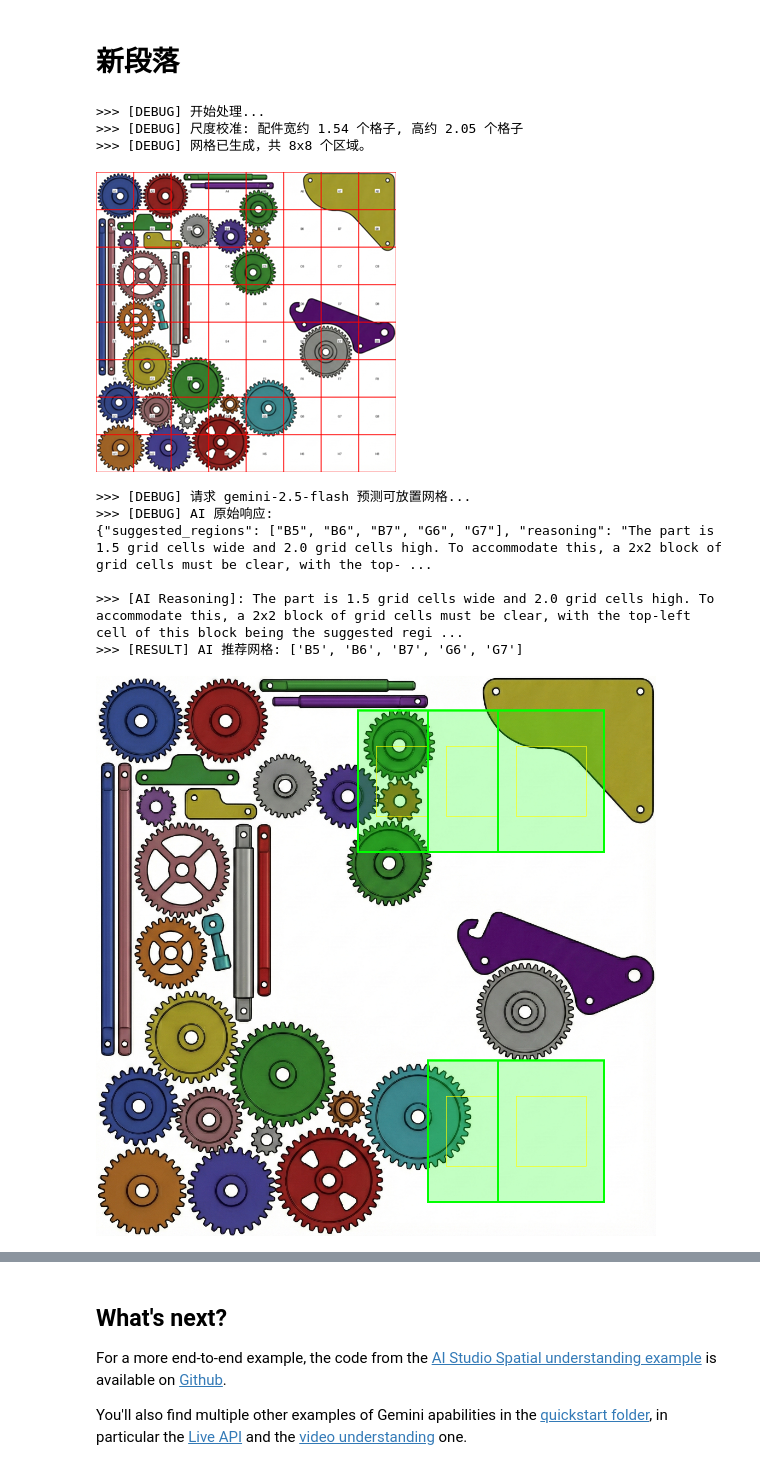
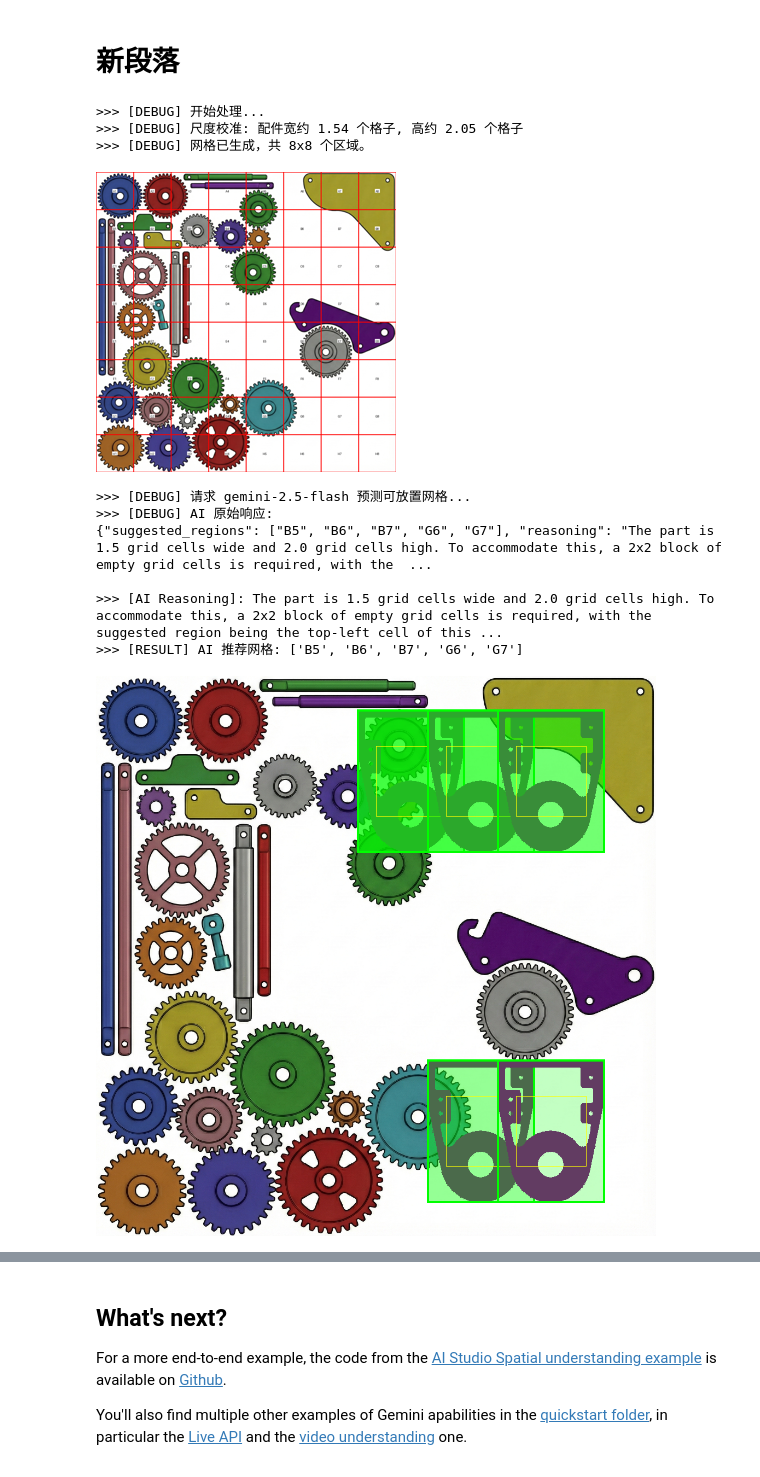
Before and after one commit to x-wynter/Gemini-Spatial-understanding, a Jupyter notebook: quickstarts/Spatial_understanding_area.ipynb, the cells around one changed output, grey strips where cells are left out. Saved outputs shown, nothing was run; the diff lists cells and outputs as text; code cells hidden in the pictures.

```diff
--- a/quickstarts/Spatial_understanding_area.ipynb
+++ b/quickstarts/Spatial_understanding_area.ipynb
@@ -974,39 +974,46 @@ try:
                 # --- 绘图 ---
                 # A. 画出零件的“真实需求空间” (绿色框，现在能包裹住零件了)
                 draw_highlight.rectangle(real_box, fill=(0, 255, 0, 60), outline="#00FF00", width=4)
 
                 # B. 还是画一下原始网格，作为 Reference (黄色细线)
                 draw_highlight.rectangle(grid_coords, outline="yellow", width=1)
 
                 # C. 粘贴零件预览
                 paste_x = int(real_x0)
                 paste_y = int(real_y0)
 
-                # ... 接原来的粘贴逻辑 ...
+                # 叠加零件影子 (紫色) 表示这是 AI 建议的大致位置
+                part_shadow = ImageOps.colorize(part_img.convert("L"), black="purple", white="purple")
+                part_mask = part_img.split()[3]
 
-        # 合并高亮层
-        final_visual = Image.alpha_composite(final_visual, highlight_layer)
+                # 混合粘贴
+                layer_patch = Image.new("RGBA", final_visual.size, (0,0,0,0))
+                layer_patch.paste(part_shadow, (paste_x, paste_y), mask=part_mask)
+                # 设置透明度
+                final_visual = Image.alpha_composite(final_visual, layer_patch)
+                # 合并高亮层
+                final_visual = Image.alpha_composite(final_visual, highlight_layer)
 
         display(final_visual)
 
     else:
         print(">>> [WARN] AI 没有返回任何推荐区域。")
 
 except Exception as e:
     import traceback
     traceback.print_exc()
 # %% [output]
 >>> [DEBUG] 开始处理...
 >>> [DEBUG] 尺度校准: 配件宽约 1.54 个格子, 高约 2.05 个格子
 >>> [DEBUG] 网格已生成，共 8x8 个区域。
 [figure]
 >>> [DEBUG] 请求 gemini-2.5-flash 预测可放置网格...
 >>> [DEBUG] AI 原始响应:
-{"suggested_regions": ["B5", "B6", "B7", "G6", "G7"], "reasoning": "The part is 1.5 grid cells wide and 2.0 grid cells high. To accommodate this, a 2x2 block of grid cells must be clear, with the top- ...
+{"suggested_regions": ["B5", "B6", "B7", "G6", "G7"], "reasoning": "The part is 1.5 grid cells wide and 2.0 grid cells high. To accommodate this, a 2x2 block of empty grid cells is required, with the  ...
 
->>> [AI Reasoning]: The part is 1.5 grid cells wide and 2.0 grid cells high. To accommodate this, a 2x2 block of grid cells must be clear, with the top-left cell of this block being the suggested regi ...
+>>> [AI Reasoning]: The part is 1.5 grid cells wide and 2.0 grid cells high. To accommodate this, a 2x2 block of empty grid cells is required, with the suggested region being the top-left cell of this ...
 >>> [RESULT] AI 推荐网格: ['B5', 'B6', 'B7', 'G6', 'G7']
-[figure, old version]
+[figure, new version]
 # %% [markdown]
 ## Preliminary capabilities: pointing and 3D boxes
 
```
